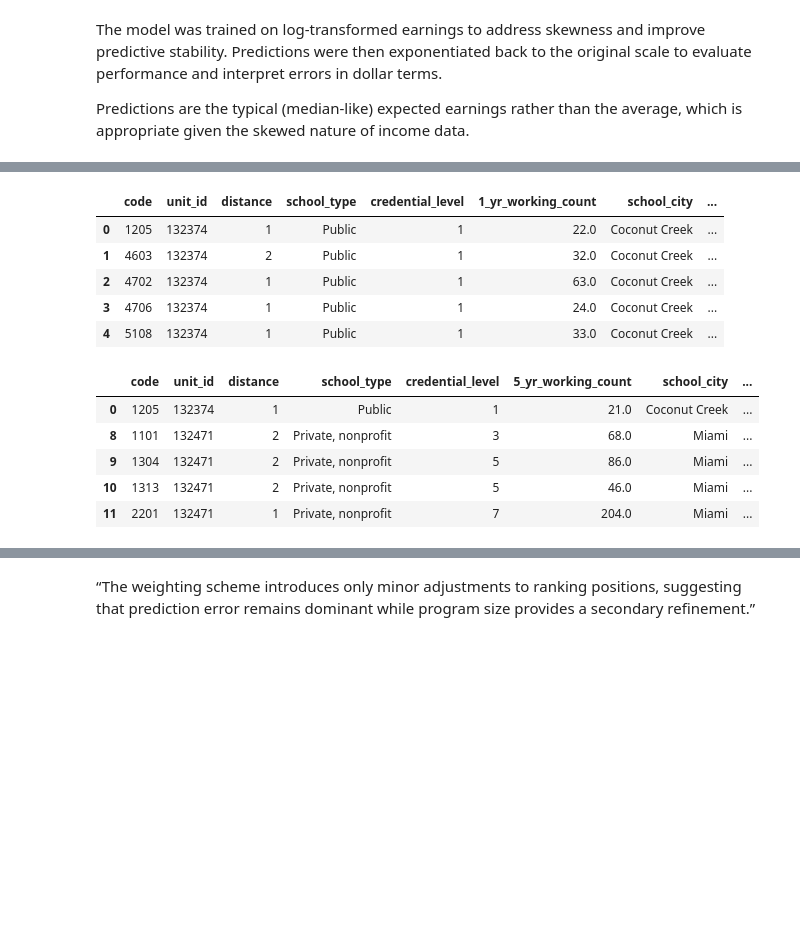
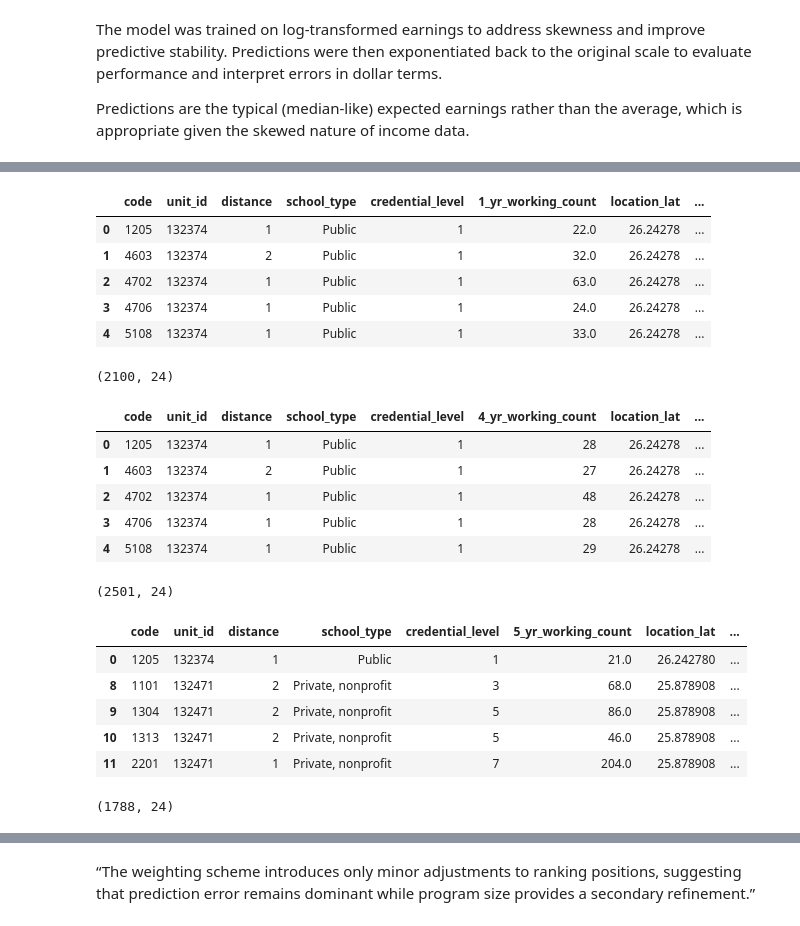
Before and after one commit to sebastianhonorat-dev/CAP_3764_2026_Spring_Team_6, a Jupyter notebook: notebooks/setup_residual_ranking.ipynb, the cells around one changed output, grey strips where cells are left out. Saved outputs shown, nothing was run; the diff lists cells and outputs as text; code cells hidden in the pictures; blank space fills up the shorter version.

```diff
--- a/notebooks/setup_residual_ranking.ipynb
+++ b/notebooks/setup_residual_ranking.ipynb
@@ -22,7 +22,6 @@ def collect(state: str = "FL", per_page: int = 100) -> pd.DataFrame:
     fields = ",".join([
         "id",
         "school.name",
-        "school.city",
 
         "location.lat",
         "location.lon",
@@ -77,7 +76,6 @@ def collect(state: str = "FL", per_page: int = 100) -> pd.DataFrame:
     META = [
         "id",
         "school.name",
-        "school.city",
         "location.lat",
         "location.lon",
         "latest.school.locale",
@@ -775,26 +677,27 @@ def run_earnings_model(df, year, random_state=42, cv=5):
     y = pd.to_numeric(model_df[target], errors="coerce").copy()
     y_log = np.log(y)
 
-    # feature groups
+
+
     cat_cols = [
-        "code",
-        "school_type",
-        "locale",
-        "carnegie_size_setting",
-        "open_admissions_policy",
-        "title_iv_eligibility_type",
-        "credential_level",
-        "distance",
-        "school_city",
-        "selectivity_bucket",
+    'code',
+    'school_type',
+    'locale',
+    'carnegie_size_setting',
+    'open_admissions_policy',
+    'title_iv_eligibility_type',
+    'credential_level',
+    'distance',
+    "selectivity_bucket"
     ]
 
     num_cols = [
+        'admission_rate_overall',
         "location_lat",
         "location_lon",
-        "median_family_income",
-        "students_with_pell_grant",
-        "age_entry",
+        'median_family_income',
+        'students_with_pell_grant',
+        'age_entry'
     ]
 
     cat_cols = [c for c in cat_cols if c in X.columns]
@@ -944,17 +847,34 @@ XGB Test R2 (log): 0.8644
 # %%
-display(results_1["error_df"].head())
-display(results_4["error_df"].head())
-display(results_5["error_df"].head())
+df_1=results_1["error_df"]
+display(df_1.head())
+display(results_1["error_df"].shape)
+
+df_4=results_4["error_df"]
+display(df_4.head())
+display(results_4["error_df"].shape)
+
+df_5=results_5["error_df"]
+display(df_5.head())
+display(results_5["error_df"].shape)
 # %% [output]
-|  | code | unit_id | distance | school_type | credential_level | 1_yr_working_count | school_city | ... |
-| 0 | 1205 | 132374 | 1 | Public | 1 | 22.0 | Coconut Creek | ... |
-| 1 | 4603 | 132374 | 2 | Public | 1 | 32.0 | Coconut Creek | ... |
-| 2 | 4702 | 132374 | 1 | Public | 1 | 63.0 | Coconut Creek | ... |
-| 3 | 4706 | 132374 | 1 | Public | 1 | 24.0 | Coconut Creek | ... |
-| 4 | 5108 | 132374 | 1 | Public | 1 | 33.0 | Coconut Creek | ... |
+|  | code | unit_id | distance | school_type | credential_level | 1_yr_working_count | location_lat | ... |
+| 0 | 1205 | 132374 | 1 | Public | 1 | 22.0 | 26.24278 | ... |
+| 1 | 4603 | 132374 | 2 | Public | 1 | 32.0 | 26.24278 | ... |
+| 2 | 4702 | 132374 | 1 | Public | 1 | 63.0 | 26.24278 | ... |
+| 3 | 4706 | 132374 | 1 | Public | 1 | 24.0 | 26.24278 | ... |
+| 4 | 5108 | 132374 | 1 | Public | 1 | 33.0 | 26.24278 | ... |
+(2100, 24)
-|  | code | unit_id | distance | school_type | credential_level | 5_yr_working_count | school_city | ... |
-| 0 | 1205 | 132374 | 1 | Public | 1 | 21.0 | Coconut Creek | ... |
-| 8 | 1101 | 132471 | 2 | Private, nonprofit | 3 | 68.0 | Miami | ... |
-| 9 | 1304 | 132471 | 2 | Private, nonprofit | 5 | 86.0 | Miami | ... |
-| 10 | 1313 | 132471 | 2 | Private, nonprofit | 5 | 46.0 | Miami | ... |
-| 11 | 2201 | 132471 | 1 | Private, nonprofit | 7 | 204.0 | Miami | ... |
+|  | code | unit_id | distance | school_type | credential_level | 4_yr_working_count | location_lat | ... |
+| 0 | 1205 | 132374 | 1 | Public | 1 | 28 | 26.24278 | ... |
+| 1 | 4603 | 132374 | 2 | Public | 1 | 27 | 26.24278 | ... |
+| 2 | 4702 | 132374 | 1 | Public | 1 | 48 | 26.24278 | ... |
+| 3 | 4706 | 132374 | 1 | Public | 1 | 28 | 26.24278 | ... |
+| 4 | 5108 | 132374 | 1 | Public | 1 | 29 | 26.24278 | ... |
+(2501, 24)
+|  | code | unit_id | distance | school_type | credential_level | 5_yr_working_count | location_lat | ... |
+| 0 | 1205 | 132374 | 1 | Public | 1 | 21.0 | 26.242780 | ... |
+| 8 | 1101 | 132471 | 2 | Private, nonprofit | 3 | 68.0 | 25.878908 | ... |
+| 9 | 1304 | 132471 | 2 | Private, nonprofit | 5 | 86.0 | 25.878908 | ... |
+| 10 | 1313 | 132471 | 2 | Private, nonprofit | 5 | 46.0 | 25.878908 | ... |
+| 11 | 2201 | 132471 | 1 | Private, nonprofit | 7 | 204.0 | 25.878908 | ... |
+(1788, 24)
```
Also changed, not shown: parts of 48 cells of this notebook, 33 other files.
